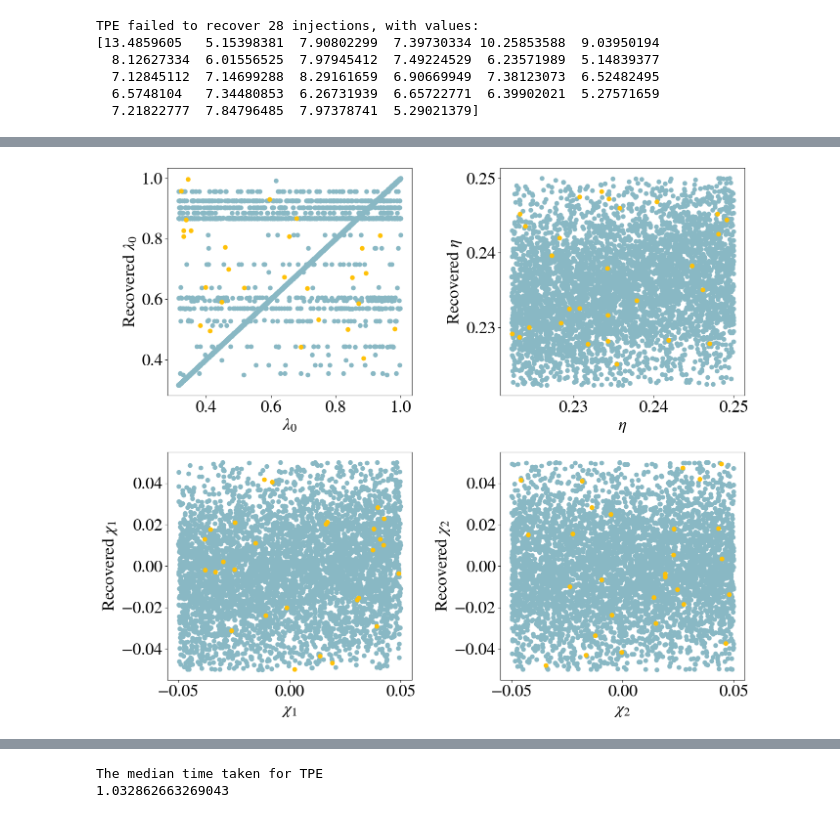
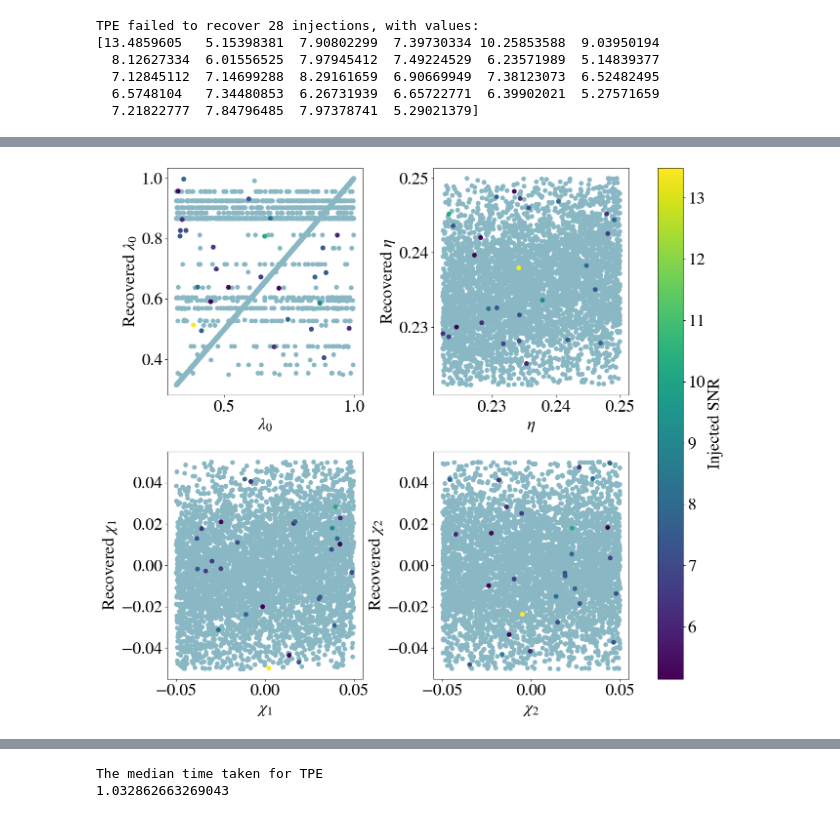
Before and after one commit to SusannaGreen/gwtuna, a Jupyter notebook: paper/plots/GWtunaGraphsFinal.ipynb, the cells around one changed output, grey strips where cells are left out. Drawn from its saved outputs; the diff is of its cells as text; code cells hidden in the pictures.

```diff
--- a/paper/plots/GWtunaGraphsFinal.ipynb
+++ b/paper/plots/GWtunaGraphsFinal.ipynb
@@ -139,13 +121,13 @@ fig, (ax1, ax2) = plt.subplots(2, figsize=(9, 9), sharex=True, height_ratios=[3,
 ax1.scatter(GWtuna_popsize50['snr'], GWtuna_popsize50['predicted_snr'], s=8, color='#038fba', label='Recovered Injections')
 ax1.scatter(GWtuna_popsize50_failed['snr'], GWtuna_popsize50_failed['predicted_snr'], s=8, color='#FFC107', label='Unrecovered Injections')
 ax1.axline((5, 5), slope=1, color='k')
-ax1.set_ylabel('Predicted SNR')
+ax1.set_ylabel('Recovered SNR')
 ax1.legend(loc='upper left', fontsize=20)
 
 ax2.scatter(GWtuna_popsize50['snr'], error_popsize50, color = '#038fba')
 ax2.scatter(GWtuna_popsize50_failed['snr'], error_popsize50_failed_error, color = '#FFC107')
-ax2.set_ylabel('Error')
+ax2.set_ylabel('$\delta$SNR')
 
-fig.supxlabel('Actual SNR', fontsize=25)
-plt.savefig(DATA_DIR+'Final_Injected_recovered_SNR.png', dpi=300, bbox_inches='tight')
+fig.supxlabel('Injected SNR', fontsize=25)
+plt.savefig('Final_Injected_recovered_SNR.png', dpi=300, bbox_inches='tight')
 # %% [output]
@@ -163,31 +164,34 @@ TPE failed to recover 28 injections, with values:
 # %%
-fig = plt.figure(figsize=(14, 12))
+fig, ((ax1, ax2), (ax3, ax4)) = plt.subplots(nrows=2, ncols=2, figsize=(14, 12))
 
-plt.subplot(2, 2, 1)
-plt.scatter(GWtuna_popsize50['lambda0'], GWtuna_popsize50['predicted_lambda0'], color='#89b8c4')
-plt.scatter(GWtuna_popsize50_failed['lambda0'], GWtuna_popsize50_failed['predicted_lambda0'], color='#FFC107')
-plt.xlabel('$\lambda_{0}$')
-plt.ylabel('Recovered $\lambda_{0}$')
+ax1.scatter(GWtuna_popsize50_failed['lambda0'], GWtuna_popsize50_failed['predicted_lambda0'], c=GWtuna_popsize50_failed['snr'].values, zorder=30)
+ax1.scatter(GWtuna_popsize50['lambda0'], GWtuna_popsize50['predicted_lambda0'], color='#89b8c4')
+ax1.set_xlabel('$\lambda_{0}$')
+ax1.set_ylabel('Recovered $\lambda_{0}$')
 
-plt.subplot(2, 2, 2)
-plt.scatter(GWtuna_popsize50['eta'],  GWtuna_popsize50['predicted_eta'], color='#89b8c4')
-plt.scatter(GWtuna_popsize50_failed['eta'], GWtuna_popsize50_failed['predicted_eta'], color='#FFC107')
-plt.xlabel('$\eta$')
-plt.ylabel('Recovered $\eta$')
+#plt.subplot(2, 2, 2)
+ax2.scatter(GWtuna_popsize50_failed['eta'], GWtuna_popsize50_failed['predicted_eta'], c=GWtuna_popsize50_failed['snr'].values, zorder=30)
+ax2.scatter(GWtuna_popsize50['eta'],  GWtuna_popsize50['predicted_eta'], color='#89b8c4')
+ax2.set_xlabel('$\eta$')
+ax2.set_ylabel('Recovered $\eta$')
 
-plt.subplot(2, 2, 3)
-plt.scatter(GWtuna_popsize50['chi1'], GWtuna_popsize50['predicted_spin1'], color='#89b8c4')
-plt.scatter(GWtuna_popsize50_failed['chi1'], GWtuna_popsize50_failed['predicted_spin1'], color='#FFC107')
-plt.xlabel('$\chi_{1}$')
-plt.ylabel('Recovered $\chi_{1}$')
+#plt.subplot(2, 2, 3)
+ax3.scatter(GWtuna_popsize50_failed['chi1'], GWtuna_popsize50_failed['predicted_spin1'], c=GWtuna_popsize50_failed['snr'].values, zorder=30)
+ax3.scatter(GWtuna_popsize50['chi1'], GWtuna_popsize50['predicted_spin1'], color='#89b8c4')
+ax3.set_xlabel('$\chi_{1}$')
+ax3.set_ylabel('Recovered $\chi_{1}$')
 
-plt.subplot(2, 2, 4)
-plt.scatter(GWtuna_popsize50['chi2'],  GWtuna_popsize50['predicted_spin2'], color='#89b8c4')
-plt.scatter(GWtuna_popsize50_failed['chi2'], GWtuna_popsize50_failed['predicted_spin2'], color='#FFC107')
-plt.xlabel('$\chi_{2}$')
-plt.ylabel('Recovered $\chi_{2}$')
+#plt.subplot(2, 2, 4)
+ax4.scatter(GWtuna_popsize50_failed['chi2'], GWtuna_popsize50_failed['predicted_spin2'], c=GWtuna_popsize50_failed['snr'].values, zorder=30)
+ax4.scatter(GWtuna_popsize50['chi2'],  GWtuna_popsize50['predicted_spin2'], color='#89b8c4')
+ax4.set_xlabel('$\chi_{2}$')
+ax4.set_ylabel('Recovered $\chi_{2}$')
 
-plt.tight_layout()
-plt.savefig(DATA_DIR+'Final_param_error.png', dpi=300, bbox_inches='tight')
+fig.tight_layout()
+fig.colorbar(ax1.scatter(GWtuna_popsize50_failed['lambda0'], GWtuna_popsize50_failed['predicted_lambda0'],
+                         c=GWtuna_popsize50_failed['snr'].values,
+                         zorder=30, vmin=min(GWtuna_popsize50_failed['snr'].values),
+                         vmax=max(GWtuna_popsize50_failed['snr'].values)), ax=[ax1,ax2,ax3,ax4], label='Injected SNR')
+fig.savefig('Final_param_error.png', dpi=300, bbox_inches='tight')
 # %% [output]
-[figure, old version]
+[figure, new version]
```
Also changed, not shown: parts of 15 cells of this notebook, 6 other files.
